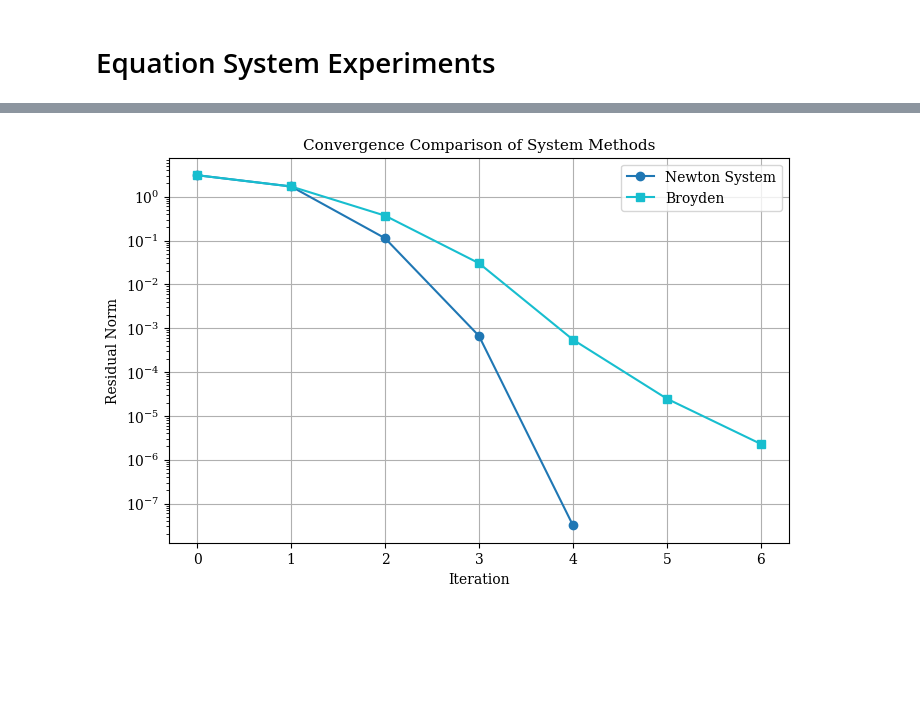
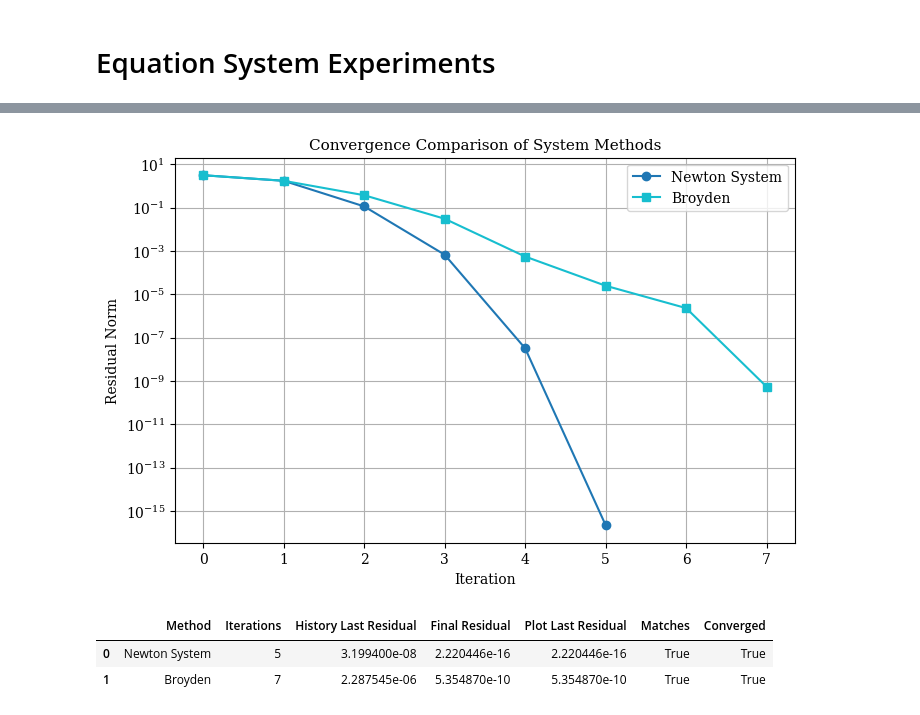
Before and after one commit to serhetgokdemir/thesis, a Jupyter notebook: experiments/systems_experiments.ipynb, the cells around one changed output, grey strips where cells are left out. Saved outputs shown, nothing was run; the diff lists cells and outputs as text; code cells hidden in the pictures; blank space fills up the shorter version.

Commit message:
fix residual history

```diff
--- a/experiments/systems_experiments.ipynb
+++ b/experiments/systems_experiments.ipynb
@@ -69,45 +121,46 @@ df_system_summary
 # %%
 plt.figure(figsize=(8, 5))
 
 # palette without yellow/orange: custom hex list
 palette = [
     '#1f77b4', '#17becf', '#2ca02c', '#9467bd',
     '#4daf4a', '#7b4173', '#3182bd', '#66c2a5',
 ]
 method_colors = dict(zip(system_methods.keys(), palette))
 markers = ['o', 's', '^', 'D', 'x', 'v', '>', '<']
 
 for (name, result), m in zip(system_methods.items(), markers):
+    residuals = residuals_for_plot(result)
 
-    residuals = []
-
-    for step in result["history"]:
-
-        if "norm_f" in step:
-            residuals.append(abs(step["norm_f"]))
-
-    plt.semilogy(
-        range(len(residuals)),
-        residuals,
-        marker=m,
-        color=method_colors[name],
-        label=name,
-        linewidth=1.5
-    )
+    if residuals:
+        plt.semilogy(
+            range(len(residuals)),
+            residuals,
+            marker=m,
+            color=method_colors[name],
+            label=name,
+            linewidth=1.5
+        )
 
 plt.xlabel("Iteration")
 plt.ylabel("Residual Norm")
 plt.title("Convergence Comparison of System Methods")
 
 plt.legend()
 plt.grid(True)
 
 plt.savefig(
     "../latex/figures/system_methods_convergence.png",
     dpi=300,
     bbox_inches="tight"
 )
 
 plt.show()
 # %% [output]
-[figure, old version]
+[figure, new version]
+# %%
+residual_consistency_report(system_methods)
+# %% [output]
+|  | Method | Iterations | History Last Residual | Final Residual | Plot Last Residual | Matches | Converged |
+| 0 | Newton System | 5 | 3.199400e-08 | 2.220446e-16 | 2.220446e-16 | True | True |
+| 1 | Broyden | 7 | 2.287545e-06 | 5.354870e-10 | 5.354870e-10 | True | True |
```
Also changed, not shown: parts of 1 cell of this notebook, 6 other files.
